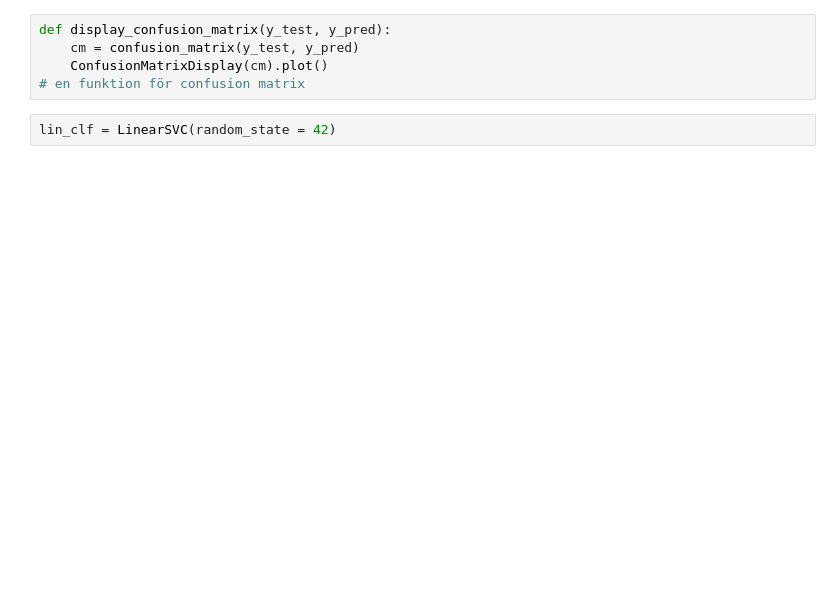
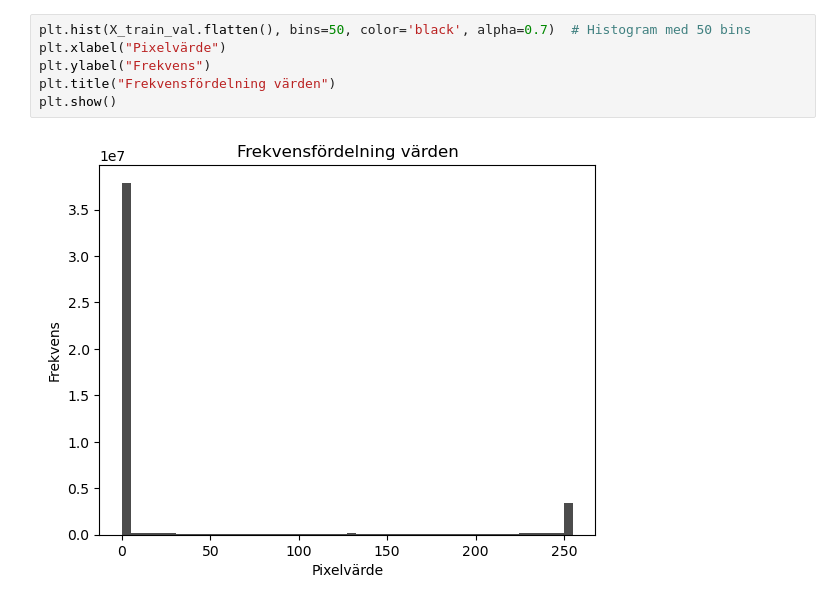
Before and after one commit to Al-Vinci/ML, a Jupyter notebook: MNIST.ipynb, the cells around one changed output. Drawn from its saved outputs; the diff is of its cells as text; blank space fills up the shorter version.

```diff
--- a/MNIST.ipynb
+++ b/MNIST.ipynb
@@ -48,7 +71,8 @@ Sanna värdet: 1
 # %%
-def display_confusion_matrix(y_test, y_pred):
-    cm = confusion_matrix(y_test, y_pred)
-    ConfusionMatrixDisplay(cm).plot()
-# en funktion för confusion matrix
+plt.hist(X_train_val.flatten(), bins=50, color='black', alpha=0.7)  # Histogram med 50 bins
+plt.xlabel("Pixelvärde")
+plt.ylabel("Frekvens")
+plt.title("Frekvensfördelning värden")
+plt.show()
+# %% [output]
+[figure, added]
-# %%
-lin_clf = LinearSVC(random_state = 42)
```
Also changed, not shown: parts of 34 cells of this notebook, 6 other files.
